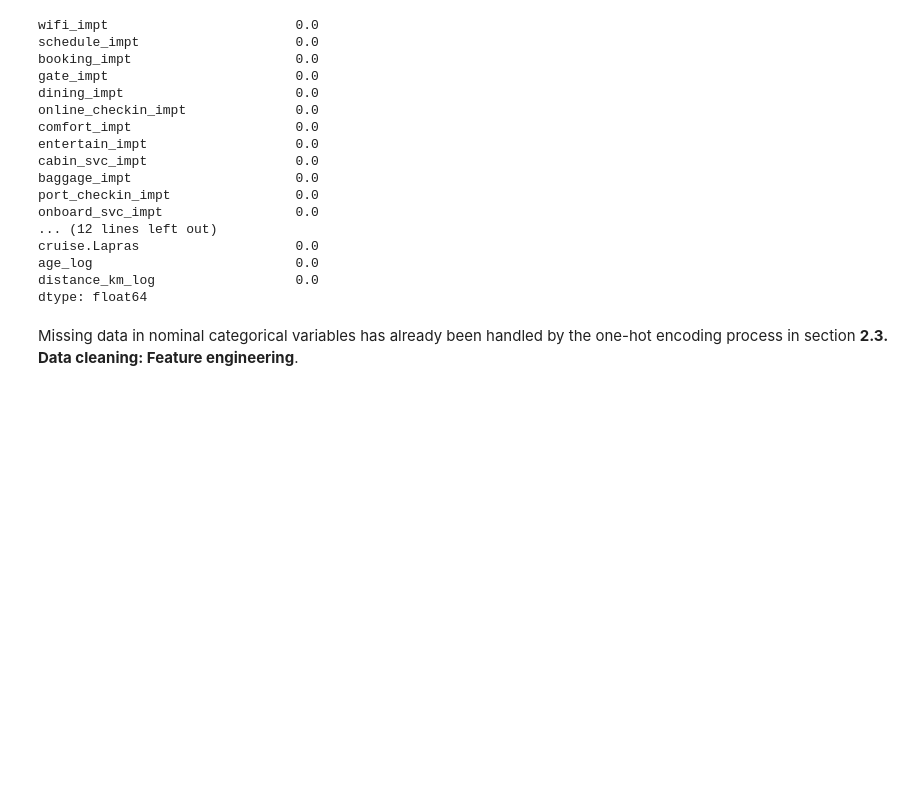
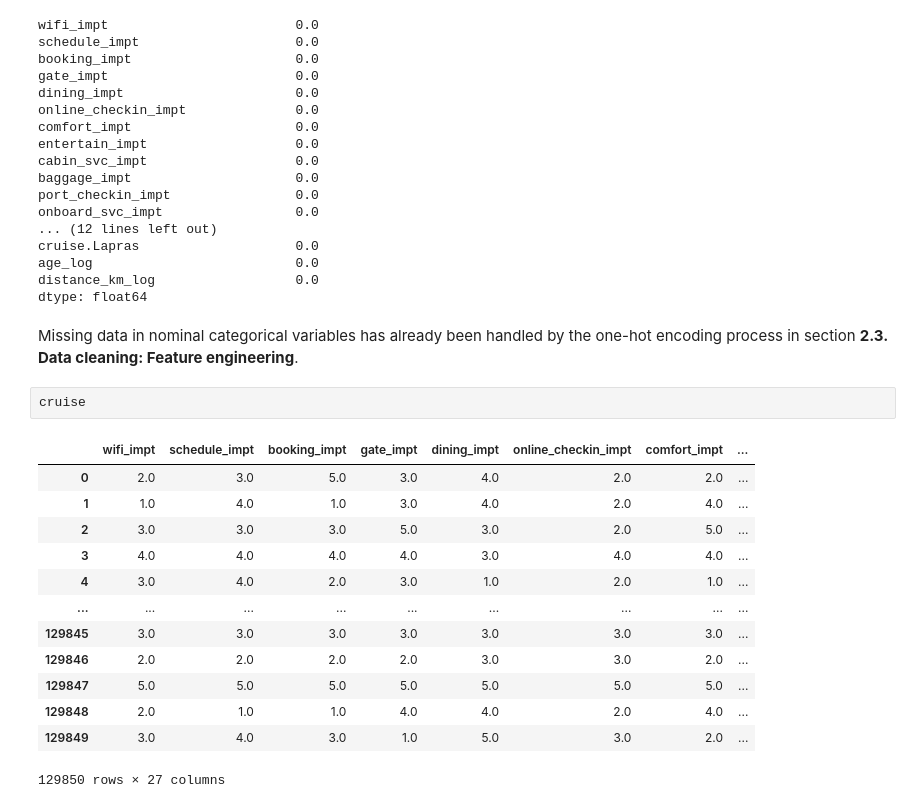
Before and after one commit to yunsi-goh/2023-AIAP-Technical-Assessment, a Jupyter notebook: eda.ipynb, the cells around one changed output. Drawn from its saved outputs; the diff is of its cells as text; blank space fills up the shorter version.

```diff
--- a/eda.ipynb
+++ b/eda.ipynb
@@ -966,3 +966,19 @@ distance_km_log                  0.0
 dtype: float64
 # %% [markdown]
 Missing data in nominal categorical variables has already been handled by the one-hot encoding process in section __2.3. Data cleaning: Feature engineering__.
+# %%
+cruise
+# %% [output]
+|  | wifi_impt | schedule_impt | booking_impt | gate_impt | dining_impt | online_checkin_impt | comfort_impt | ... |
+| 0 | 2.0 | 3.0 | 5.0 | 3.0 | 4.0 | 2.0 | 2.0 | ... |
+| 1 | 1.0 | 4.0 | 1.0 | 3.0 | 4.0 | 2.0 | 4.0 | ... |
+| 2 | 3.0 | 3.0 | 3.0 | 5.0 | 3.0 | 2.0 | 5.0 | ... |
+| 3 | 4.0 | 4.0 | 4.0 | 4.0 | 3.0 | 4.0 | 4.0 | ... |
+| 4 | 3.0 | 4.0 | 2.0 | 3.0 | 1.0 | 2.0 | 1.0 | ... |
+| ... | ... | ... | ... | ... | ... | ... | ... | ... |
+| 129845 | 3.0 | 3.0 | 3.0 | 3.0 | 3.0 | 3.0 | 3.0 | ... |
+| 129846 | 2.0 | 2.0 | 2.0 | 2.0 | 3.0 | 3.0 | 2.0 | ... |
+| 129847 | 5.0 | 5.0 | 5.0 | 5.0 | 5.0 | 5.0 | 5.0 | ... |
+| 129848 | 2.0 | 1.0 | 1.0 | 4.0 | 4.0 | 2.0 | 4.0 | ... |
+| 129849 | 3.0 | 4.0 | 3.0 | 1.0 | 5.0 | 3.0 | 2.0 | ... |
+129850 rows × 27 columns
```
Also changed, not shown: parts of 13 cells of this notebook.
